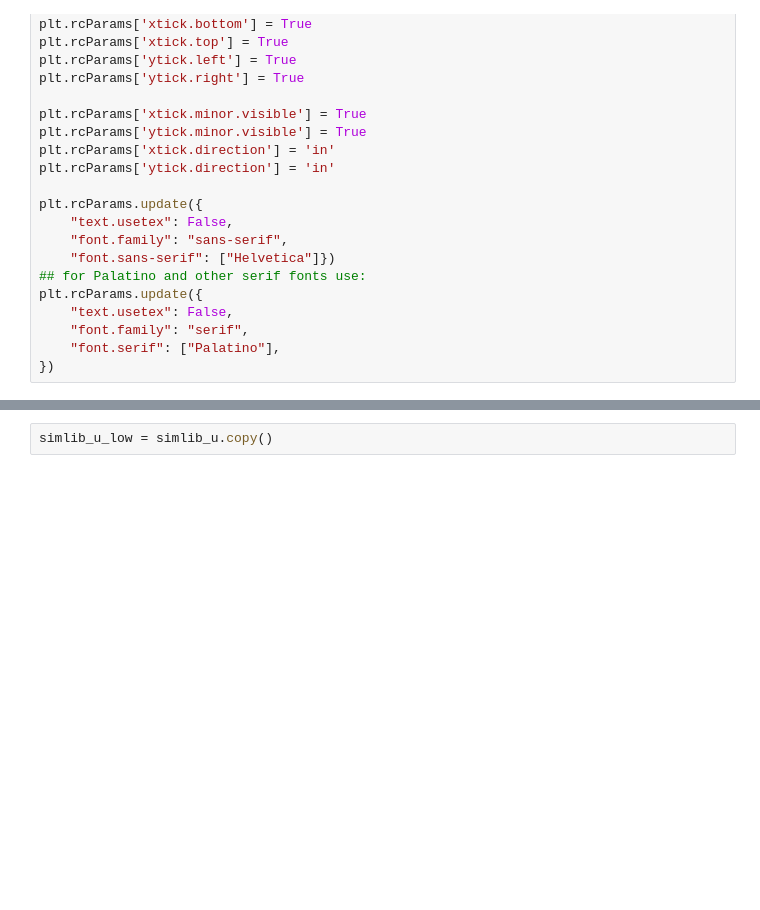
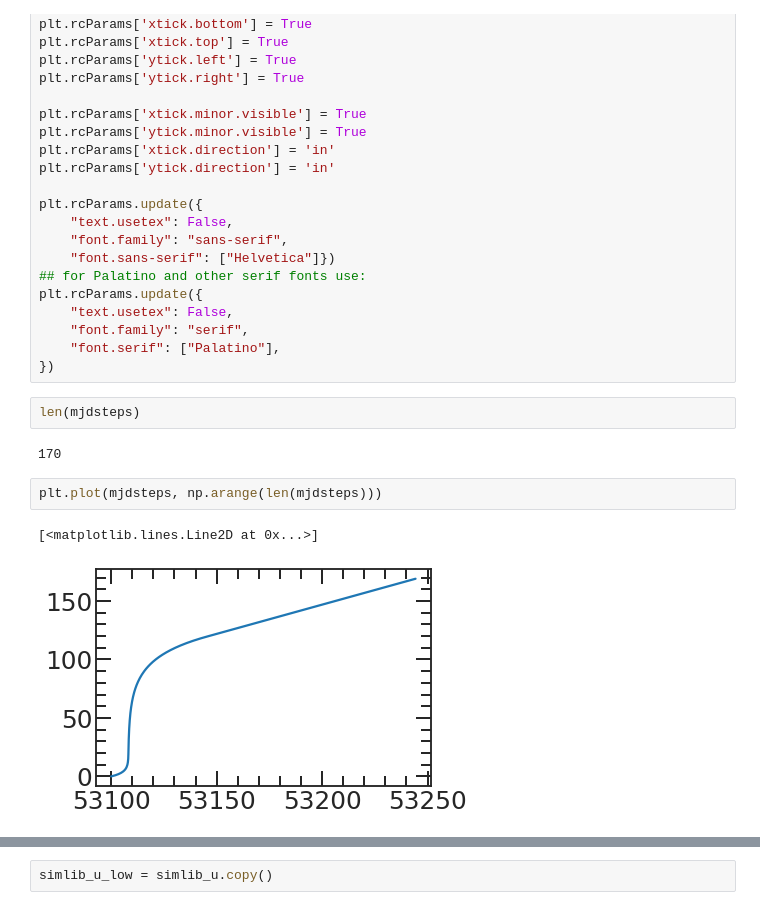
Before and after one commit to LSSTDESC/transient-host-sims, a Jupyter notebook: notebooks/make_new_simlib.ipynb, the cells around one changed output, grey strips where cells are left out. Saved outputs shown, nothing was run; the diff lists cells and outputs as text; blank space fills up the shorter version.

```diff
--- a/notebooks/make_new_simlib.ipynb
+++ b/notebooks/make_new_simlib.ipynb
@@ -37,3 +37,12 @@ plt.rcParams.update({
     "font.family": "serif",
     "font.serif": ["Palatino"],
 })
+# %%
+len(mjdsteps)
+# %% [output]
+170
+# %%
+plt.plot(mjdsteps, np.arange(len(mjdsteps)))
+# %% [output]
+[<matplotlib.lines.Line2D at 0x...>]
+[figure, added]
```
Also changed, not shown: parts of 10 cells of this notebook, 7 other files.
